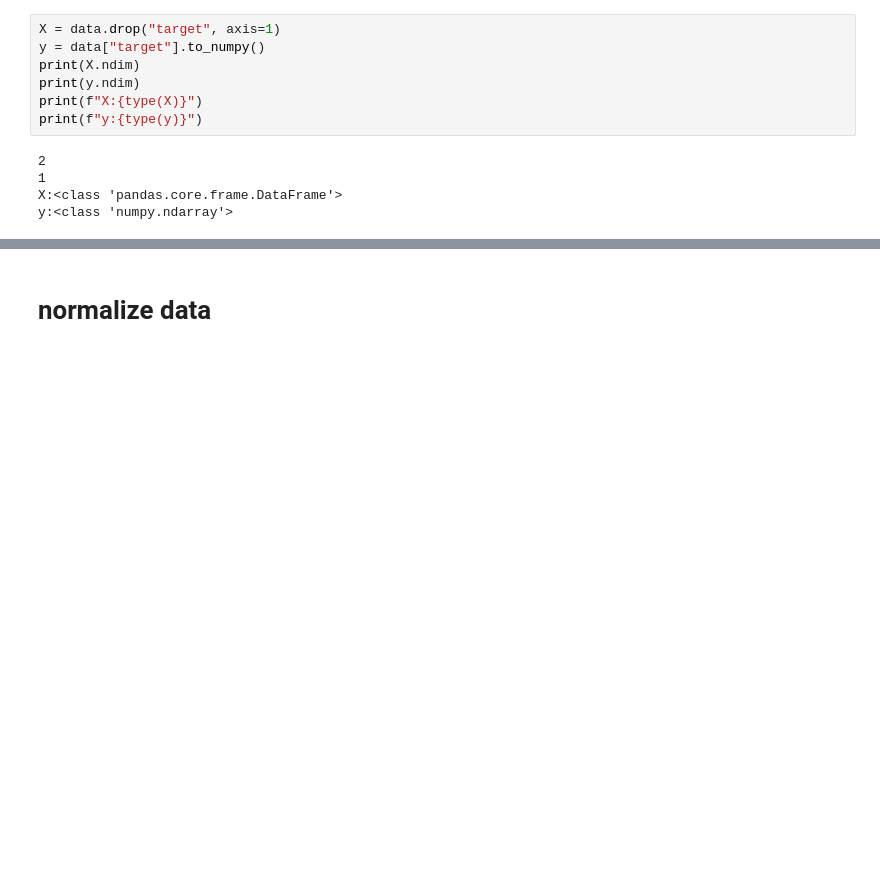
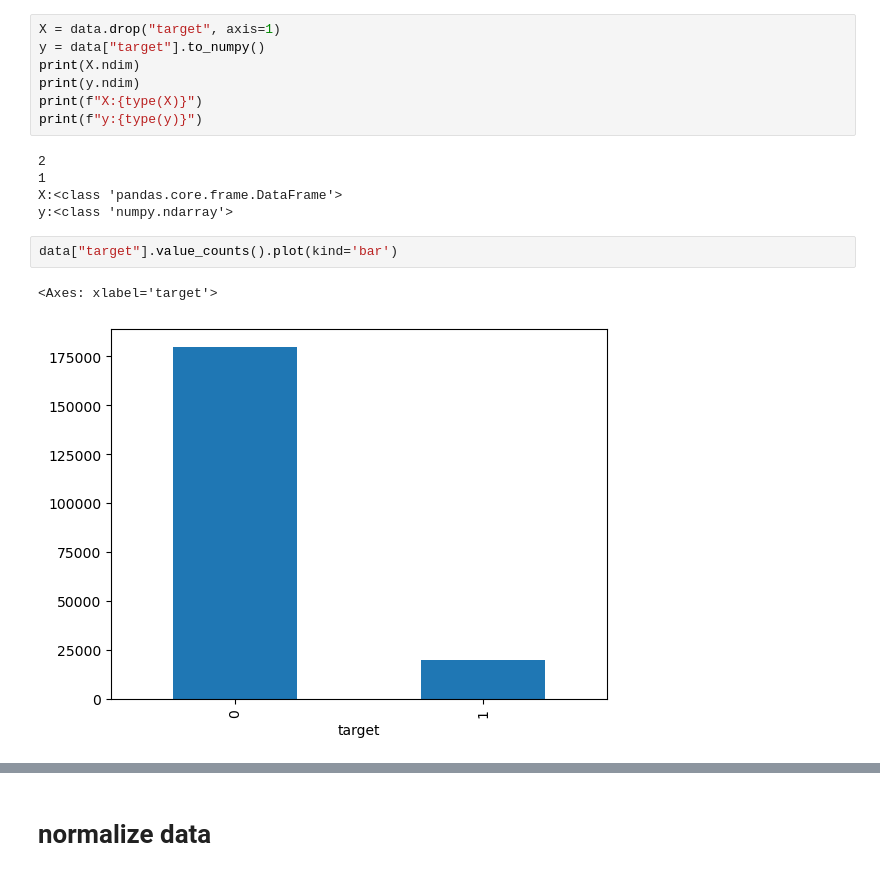
Before and after one commit to azizabousam1/Housing-Market-Analysis, a Jupyter notebook: customer-transaction-prediction.ipynb, the cells around one changed output, grey strips where cells are left out. Cells and saved outputs as stored; diff of their text form; blank space fills up the shorter version.

Commit message:
add EDA, base statistic, graphs, correlations,  split target and features, check missing value, RandomForestClassifier , LGBMClassifier, XGBoots

```diff
--- a/customer-transaction-prediction.ipynb
+++ b/customer-transaction-prediction.ipynb
@@ -52,3 +89,8 @@ print(f"y:{type(y)}")
 1
 X:<class 'pandas.core.frame.DataFrame'>
 y:<class 'numpy.ndarray'>
+# %%
+data["target"].value_counts().plot(kind='bar')
+# %% [output]
+<Axes: xlabel='target'>
+[figure, added]
```
Also changed, not shown: parts of 23 cells of this notebook.
